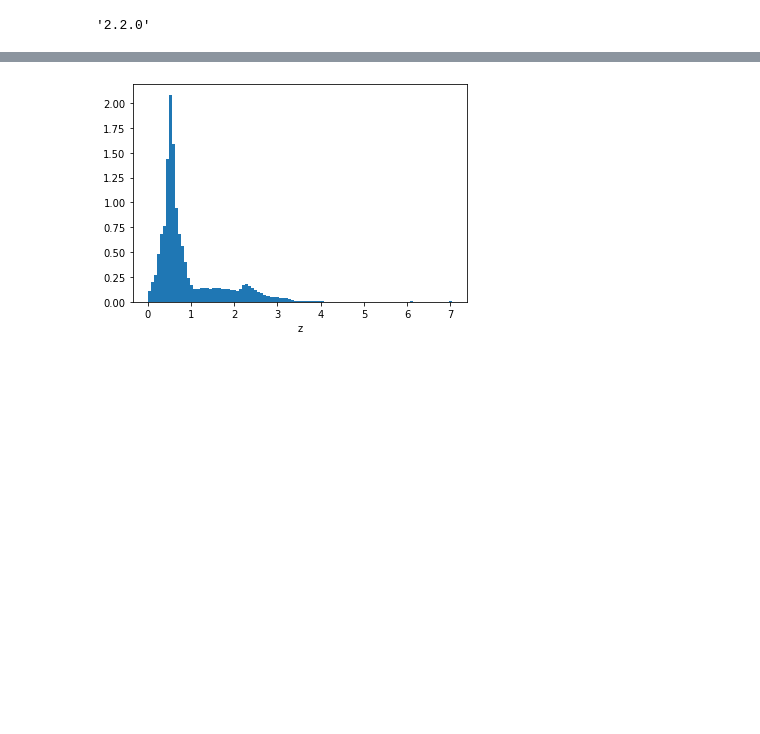
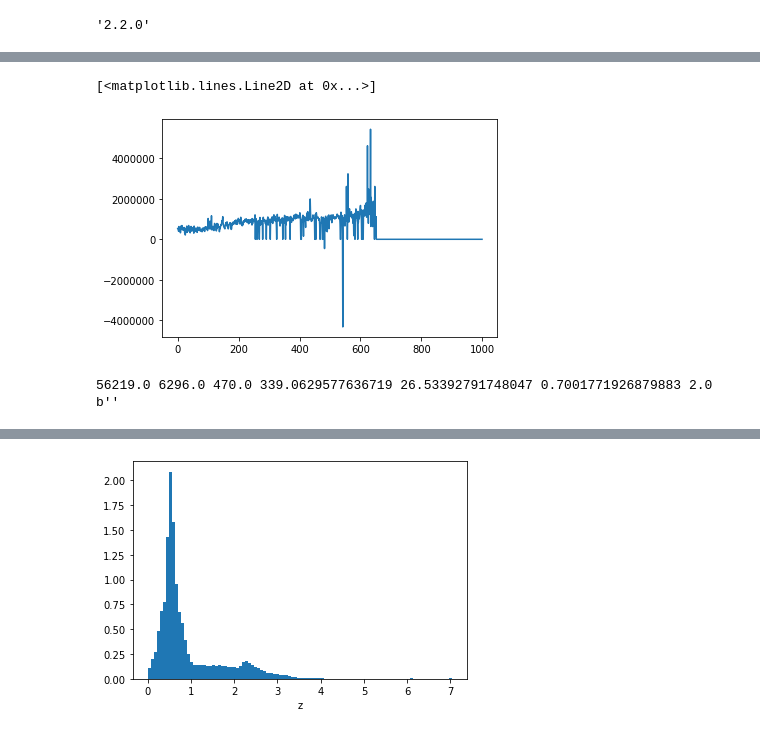
Before and after one commit to AlexGKim/SDSS_PAE, a Jupyter notebook: notebooks/Data_Prep_Stage2.ipynb, the cells around one changed output, grey strips where cells are left out. Cells and saved outputs as stored; diff of their text form; code cells hidden in the pictures; blank space fills up the shorter version.

```diff
--- a/notebooks/Data_Prep_Stage2.ipynb
+++ b/notebooks/Data_Prep_Stage2.ipynb
@@ -73,5 +73,16 @@ for jj in range(12):
 # %%
 res_fluxes,res_inv_vars,res_masks,redshifts,SNs, ras, decs, category,sublabel, MJD, plate_id, fiber = arrays
+# %%
+plt.plot(res_fluxes.reshape(-1,1000)[0])
+# %% [output]
+[<matplotlib.lines.Line2D at 0x...>]
+[figure, added]
+# %%
+print(MJD[0],plate_id[0], fiber[0],ras[0], decs[0], redshifts[0], category[0], sublabel[0])
+
+#wrong plateid
+# %% [output]
+56219.0 6296.0 470.0 339.0629577636719 26.53392791748047 0.7001771926879883 2.0 b''
 # %%
 res_fluxes.shape
 # %% [output]
```
Also changed, not shown: parts of 20 cells of this notebook, 9 other files.
